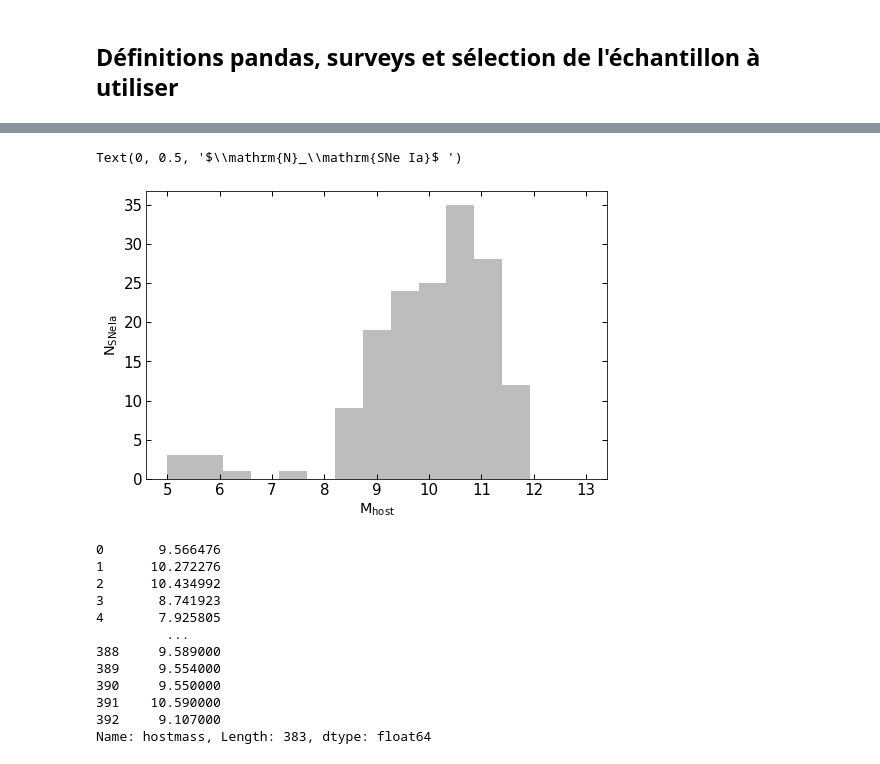
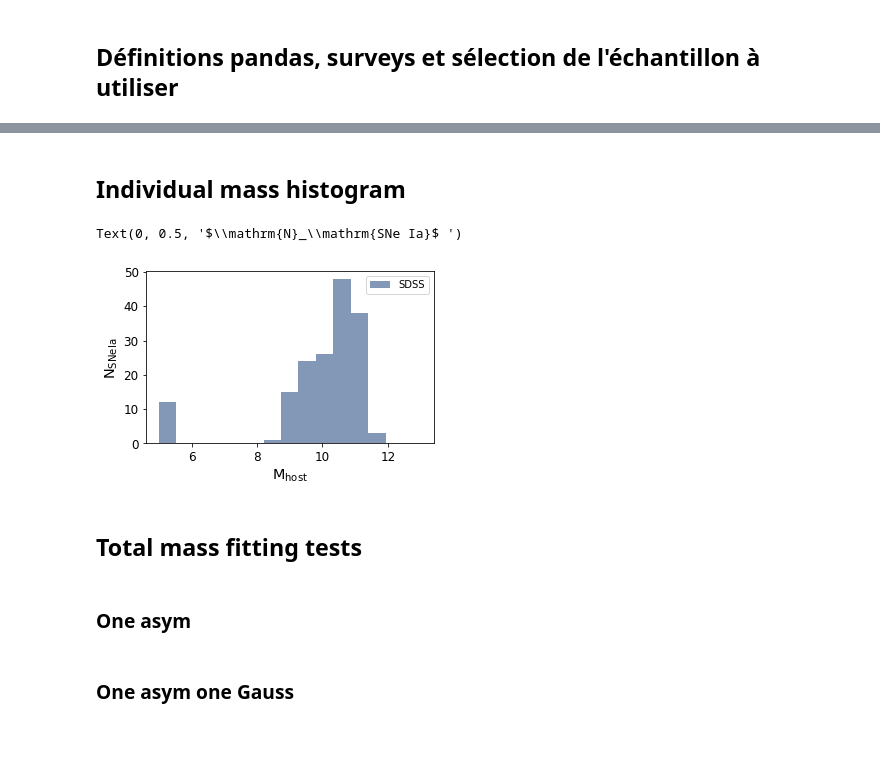
Before and after one commit to Nora-n/variaIa, a Jupyter notebook: notebooks/Drafts/SNprop.ipynb, the cells around one changed output, grey strips where cells are left out. Cells and saved outputs as stored; diff of their text form; code cells hidden in the pictures; blank space fills up the shorter version.

```diff
--- a/notebooks/Drafts/SNprop.ipynb
+++ b/notebooks/Drafts/SNprop.ipynb
@@ -216,23 +166,28 @@ interactive(children=(Dropdown(description='Survey:', index=2, options=('SNF', '
+# %% [markdown]
+## Individual mass histogram
 # %%
-fig = plt.figure(figsize=[8, 5])
+fig = plt.figure(figsize=[5, 3])
 ax = fig.add_axes([0.1, 0.12, 0.8, 0.8])
 
-ax.hist(df[df['survey'] == su.value].hostmass,
-        range=[5, 13],
-        bins=15,
+ax.hist(df.hostmass,
+        range=[5, 13], bins=15,
+        histtype='stepfilled',
         color=colors[su.value],
-        alpha = .5, histtype='stepfilled', lw=2)
+        alpha=.5, lw=2, label=su.value)
 
-ax.tick_params(direction = 'in',
-               length = 5, width = 1,
-               labelsize = 15,
-               top = True, right = True)
+ax.tick_params(labelsize=12)
+
+ax.legend()
 
 ax.set_xlabel(r"$\mathrm{M}_\mathrm{host}$", fontsize="x-large")
 ax.set_ylabel(r"$\mathrm{N}_\mathrm{SNe Ia}$ ", fontsize="x-large")
 # %% [output]
 Text(0, 0.5, '$\\mathrm{N}_\\mathrm{SNe Ia}$ ')
-[figure, old version]
+[figure, new version]
+# %% [markdown]
+## Total mass fitting tests
+# %% [markdown]
+### One asym
 # %%
 def gauss(M, mu, sigma, normed=True):
     '''Le modèle de distribution'''
@@ -269,21 +224,8 @@ def minimize_asym(print_level=0, **kwargs):
     return(m_tot)
 
 bestfit_asym = minimize_asym().values
-# %%
-df_nHST[df_nHST['hostmass'] > 7].hostmass
-# %% [output]
-0       9.566476
-1      10.272276
-2      10.434992
-3       8.741923
-4       7.925805
-         ...
-388     9.589000
-389     9.554000
-390     9.550000
-391    10.590000
-392     9.107000
-Name: hostmass, Length: 383, dtype: float64
+# %% [markdown]
+### One asym one Gauss
 # %%
 def likelihood_gauss(M, mu_2, sigma_2):
     '''La fonction décrivant le modèle des SNe vieilles'''
```
Also changed, not shown: parts of 17 cells of this notebook, 7 other files.
